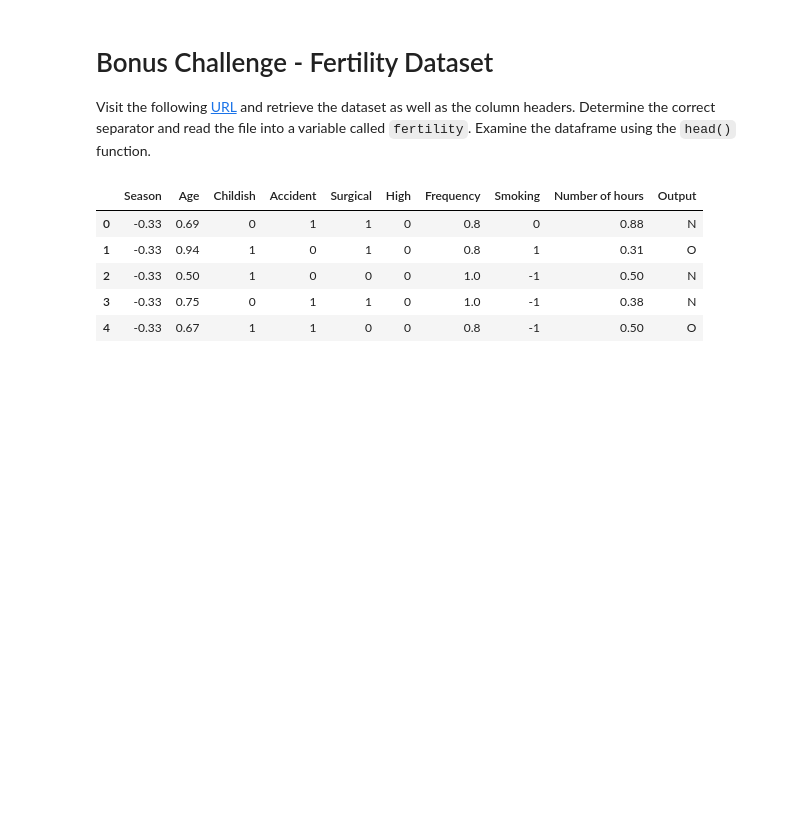
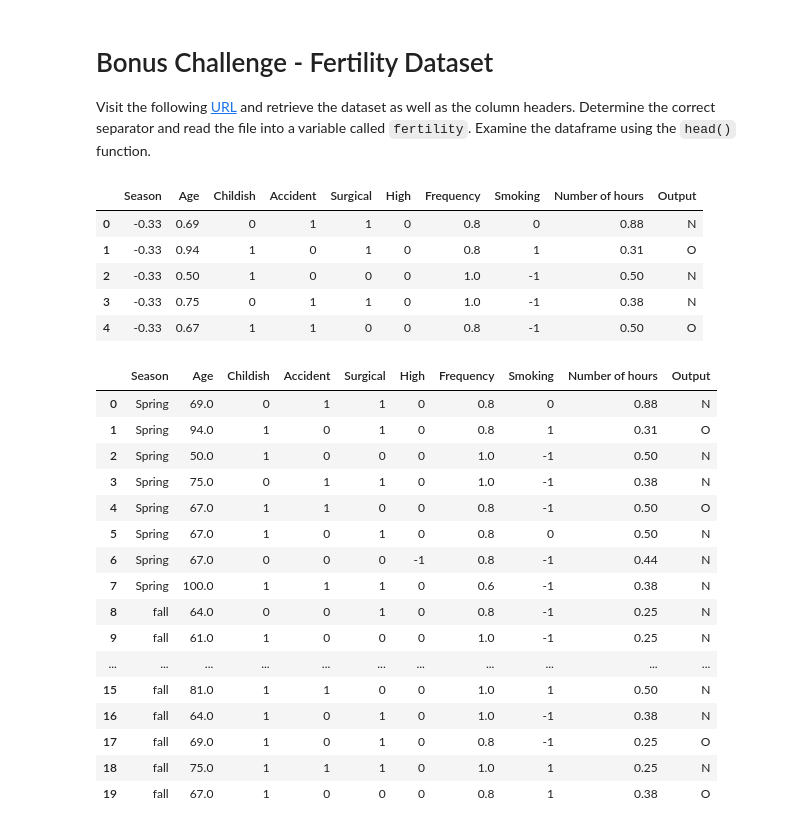
Before and after one commit to ironhack-datalabs/datamad0619, a Jupyter notebook: module-1/lab-import-export/your-code/main.ipynb, the cells around one changed output. Drawn from its saved outputs; the diff is of its cells as text; code cells hidden in the pictures; blank space fills up the shorter version.

```diff
--- a/module-1/lab-import-export/your-code/main.ipynb
+++ b/module-1/lab-import-export/your-code/main.ipynb
@@ -139,3 +139,32 @@ fertility.head()
 | 2 | -0.33 | 0.50 | 1 | 0 | 0 | 0 | 1.0 | -1 | 0.50 | N |
 | 3 | -0.33 | 0.75 | 0 | 1 | 1 | 0 | 1.0 | -1 | 0.38 | N |
 | 4 | -0.33 | 0.67 | 1 | 1 | 0 | 0 | 0.8 | -1 | 0.50 | O |
+# %%
+#fer=fertility.replace({-1:'winter', -0.33:'spring', 0.33:'summer', 1:'fall'})
+
+fertility.loc[fertility['Season'] == -1, 'Season'] = "Winter"
+fertility.loc[fertility['Season'] == -0.33, 'Season'] = "Spring"
+fertility.loc[fertility['Season'] == 0.33, 'Season'] = "Summer"
+fertility.loc[fertility['Season'] == 1, 'Season'] = "fall"
+#display(fertility.head(20))
+
+fertility['Age']=fertility['Age']*100
+display(fertility.head(20))
+# %% [output]
+|  | Season | Age | Childish | Accident | Surgical | High | Frequency | Smoking | Number of hours | Output |
+| 0 | Spring | 69.0 | 0 | 1 | 1 | 0 | 0.8 | 0 | 0.88 | N |
+| 1 | Spring | 94.0 | 1 | 0 | 1 | 0 | 0.8 | 1 | 0.31 | O |
+| 2 | Spring | 50.0 | 1 | 0 | 0 | 0 | 1.0 | -1 | 0.50 | N |
+| 3 | Spring | 75.0 | 0 | 1 | 1 | 0 | 1.0 | -1 | 0.38 | N |
+| 4 | Spring | 67.0 | 1 | 1 | 0 | 0 | 0.8 | -1 | 0.50 | O |
+| 5 | Spring | 67.0 | 1 | 0 | 1 | 0 | 0.8 | 0 | 0.50 | N |
+| 6 | Spring | 67.0 | 0 | 0 | 0 | -1 | 0.8 | -1 | 0.44 | N |
+| 7 | Spring | 100.0 | 1 | 1 | 1 | 0 | 0.6 | -1 | 0.38 | N |
+| 8 | fall | 64.0 | 0 | 0 | 1 | 0 | 0.8 | -1 | 0.25 | N |
+| 9 | fall | 61.0 | 1 | 0 | 0 | 0 | 1.0 | -1 | 0.25 | N |
+| ... | ... | ... | ... | ... | ... | ... | ... | ... | ... | ... |
+| 15 | fall | 81.0 | 1 | 1 | 0 | 0 | 1.0 | 1 | 0.50 | N |
+| 16 | fall | 64.0 | 1 | 0 | 1 | 0 | 1.0 | -1 | 0.38 | N |
+| 17 | fall | 69.0 | 1 | 0 | 1 | 0 | 0.8 | -1 | 0.25 | O |
+| 18 | fall | 75.0 | 1 | 1 | 1 | 0 | 1.0 | 1 | 0.25 | N |
+| 19 | fall | 67.0 | 1 | 0 | 0 | 0 | 0.8 | 1 | 0.38 | O |
```
